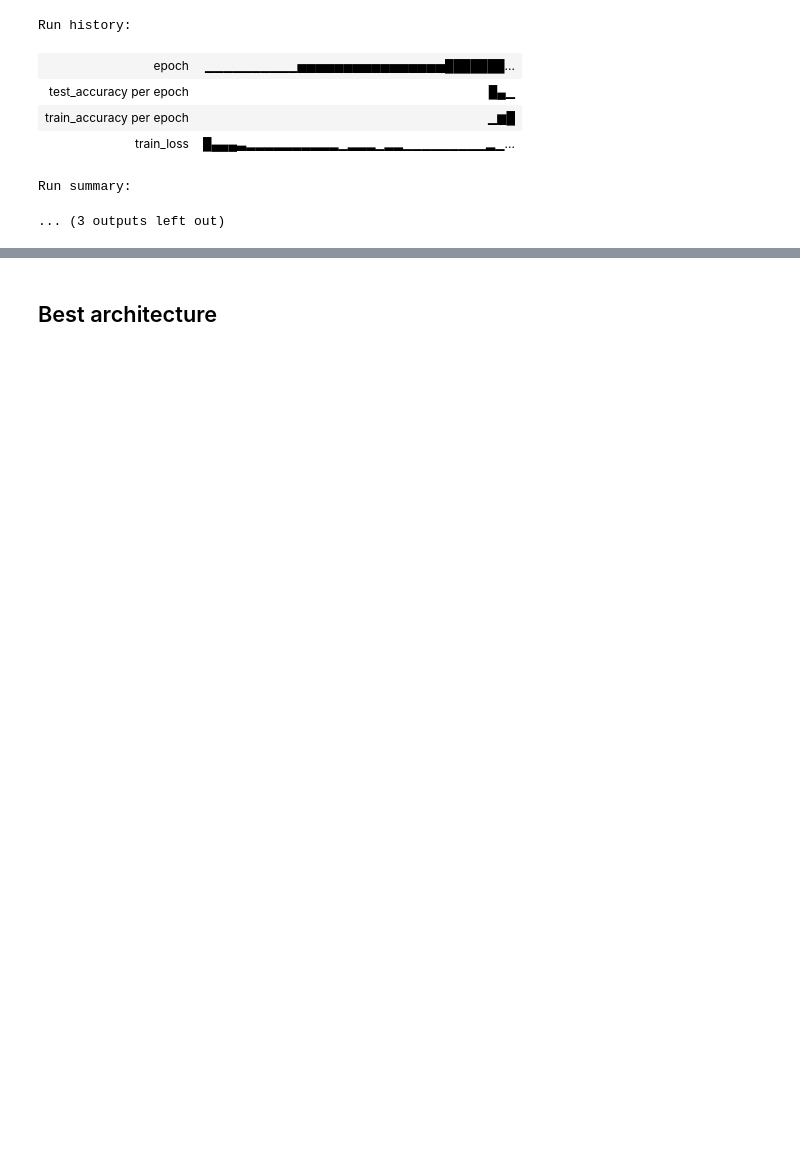
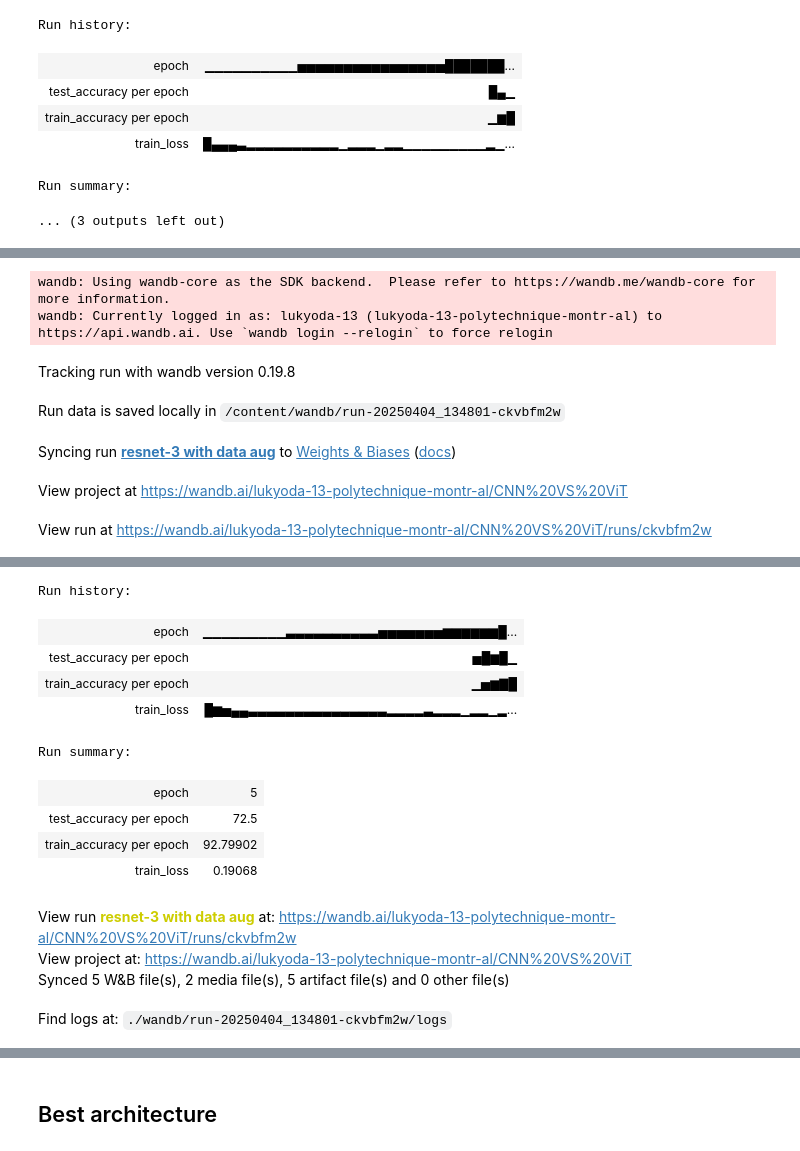
Before and after one commit to LucasColas/CNN-vs-ViT, a Jupyter notebook: ResNet.ipynb, the cells around one changed output, grey strips where cells are left out. Drawn from its saved outputs; the diff is of its cells as text; code cells hidden in the pictures; blank space fills up the shorter version.

```diff
--- a/ResNet.ipynb
+++ b/ResNet.ipynb
@@ -671,0 +774,15 @@ Run summary:
+# %%
+# Create the model with custom configuration
+model = CustomResNet(
+        in_channels=config['in_channels'],  # OCTMNIST images are single-channel if you have preprocessed accordingly
+        num_blocks=config["num_blocks"],
+        base_channels=config["base_channels"],
+        kernel_size=config["kernel_size"],
+        activation=nn.LeakyReLU(0.1, inplace=True),
+        use_batchnorm=config["use_batchnorm"],
+        num_classes=config["num_classes"]
+    )
+print(model)
+
+print("number of parameters : ")
+print(sum(p.numel() for p in model.parameters() if p.requires_grad))
@@ -671,0 +807,22 @@ Run summary:
+# %%
+# Initialize wandb run and train the model
+with wandb.init(
+    config=config,
+    project='CNN VS ViT',   # Title of your project
+    group='Test',           # Group name for your run
+    save_code=True,
+    name=name,
+):
+
+    # Train the model (train_loader and test_loader should be defined before)
+    train_model(model, config, name)
+
+wandb.finish()
+# %% [output]
+wandb: Using wandb-core as the SDK backend.  Please refer to https://wandb.me/wandb-core for more information.
+wandb: Currently logged in as: lukyoda-13 (lukyoda-13-polytechnique-montr-al) to https://api.wandb.ai. Use `wandb login --relogin` to force relogin
+Tracking run with wandb version 0.19.8
+Run data is saved locally in /content/wandb/run-20250404_134801-ckvbfm2w
+Syncing run resnet-3 with data aug to Weights & Biases (docs)
+View project at https://wandb.ai/lukyoda-13-polytechnique-montr-al/CNN%20VS%20ViT
+View run at https://wandb.ai/lukyoda-13-polytechnique-montr-al/CNN%20VS%20ViT/runs/ckvbfm2w
@@ -671,0 +847,14 @@ Run summary:
+Run history:
+| epoch | ▁▁▁▁▁▁▁▁▁▃▃▃▃▃▃▃▃▃▃▅▅▅▅▅▅▅▆▆▆▆▆▆█... |
+| test_accuracy per epoch | ▅█▆█▁ |
+| train_accuracy per epoch | ▁▅▆▇█ |
+| train_loss | █▆▅▄▄▃▃▃▃▃▃▃▃▃▃▃▃▃▃▃▂▂▂▂▃▂▂▂▁▂▂▁▂... |
+Run summary:
+| epoch | 5 |
+| test_accuracy per epoch | 72.5 |
+| train_accuracy per epoch | 92.79902 |
+| train_loss | 0.19068 |
+View run resnet-3 with data aug at: https://wandb.ai/lukyoda-13-polytechnique-montr-al/CNN%20VS%20ViT/runs/ckvbfm2w
+View project at: https://wandb.ai/lukyoda-13-polytechnique-montr-al/CNN%20VS%20ViT
+Synced 5 W&B file(s), 2 media file(s), 5 artifact file(s) and 0 other file(s)
+Find logs at: ./wandb/run-20250404_134801-ckvbfm2w/logs
```
Also changed, not shown: parts of 12 cells of this notebook.
